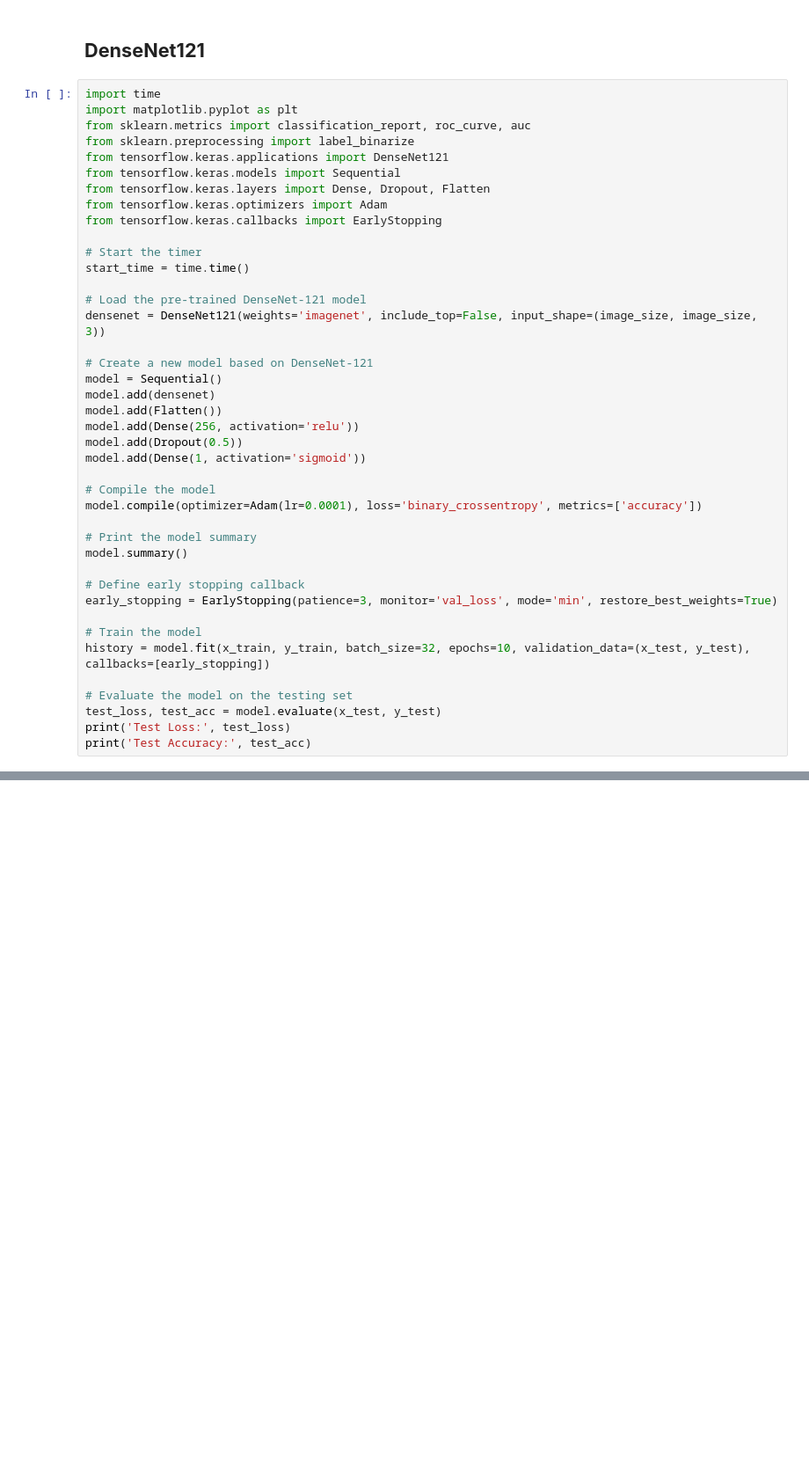
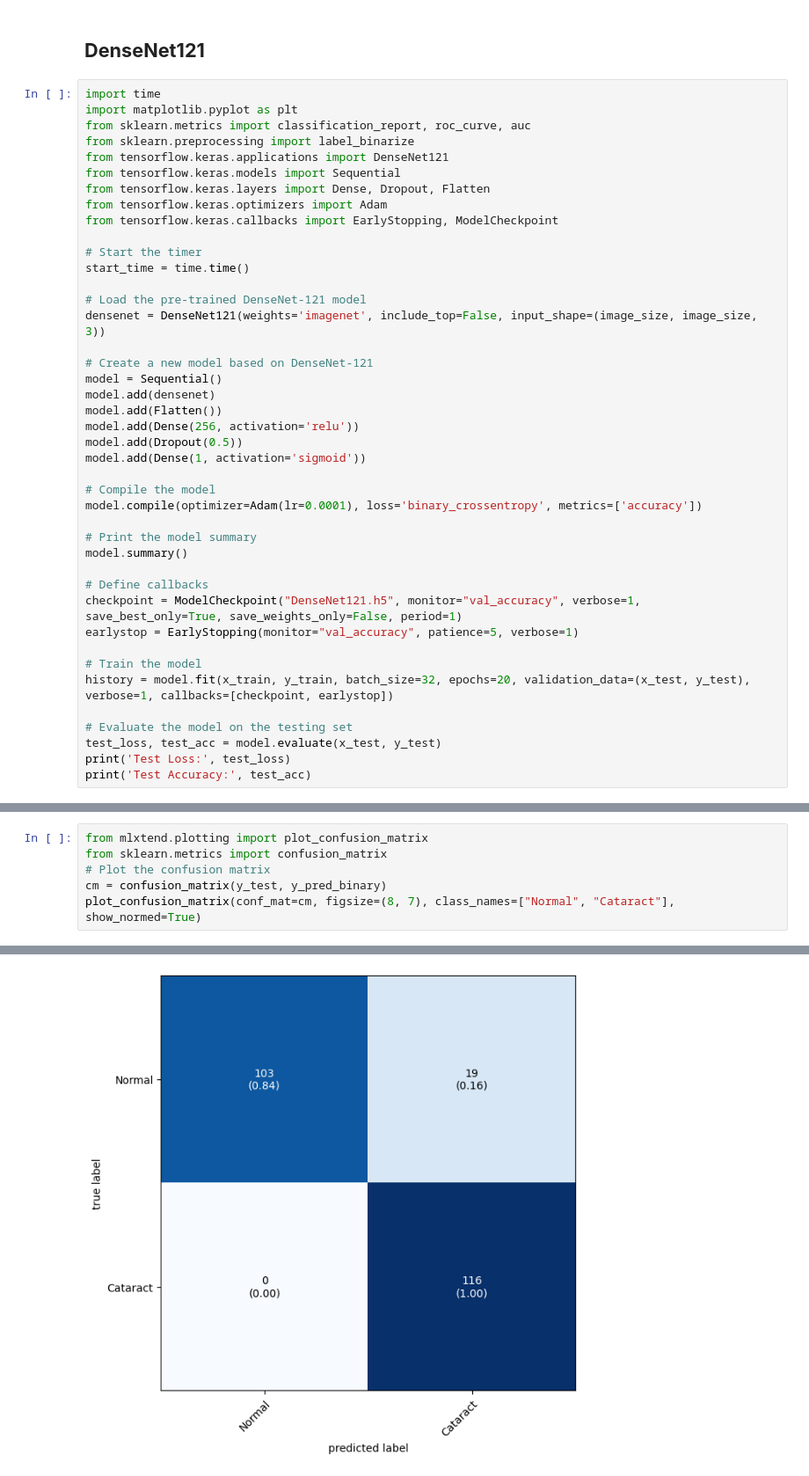
Before and after one commit to md-marop-hossain/Ocular-Disease-Recognition-Project-CSE499A, a Jupyter notebook: Ocular_Disease_Recognition_using_CNN_models_resnet_50_&_VGG_16_&_Dense_Net_121.ipynb, the cells around one changed output, grey strips where cells are left out. Shown at 88% size. Cells and saved outputs as stored; diff of their text form; blank space fills up the shorter version.

```diff
--- a/Ocular_Disease_Recognition_using_CNN_models_resnet_50_&_VGG_16_&_Dense_Net_121.ipynb
+++ b/Ocular_Disease_Recognition_using_CNN_models_resnet_50_&_VGG_16_&_Dense_Net_121.ipynb
@@ -835,7 +835,7 @@ from tensorflow.keras.applications import DenseNet121
 from tensorflow.keras.models import Sequential
 from tensorflow.keras.layers import Dense, Dropout, Flatten
 from tensorflow.keras.optimizers import Adam
-from tensorflow.keras.callbacks import EarlyStopping
+from tensorflow.keras.callbacks import EarlyStopping, ModelCheckpoint
 
 # Start the timer
 start_time = time.time()
@@ -857,11 +857,12 @@ model.compile(optimizer=Adam(lr=0.0001), loss='binary_crossentropy', metrics=['a
 # Print the model summary
 model.summary()
 
-# Define early stopping callback
-early_stopping = EarlyStopping(patience=3, monitor='val_loss', mode='min', restore_best_weights=True)
+# Define callbacks
+checkpoint = ModelCheckpoint("DenseNet121.h5", monitor="val_accuracy", verbose=1, save_best_only=True, save_weights_only=False, period=1)
+earlystop = EarlyStopping(monitor="val_accuracy", patience=5, verbose=1)
 
 # Train the model
-history = model.fit(x_train, y_train, batch_size=32, epochs=10, validation_data=(x_test, y_test), callbacks=[early_stopping])
+history = model.fit(x_train, y_train, batch_size=32, epochs=20, validation_data=(x_test, y_test), verbose=1, callbacks=[checkpoint, earlystop])
 
 # Evaluate the model on the testing set
 test_loss, test_acc = model.evaluate(x_test, y_test)
@@ -962,0 +998,7 @@ print('Training Time:', training_time, 'seconds')
+# %%
+from mlxtend.plotting import plot_confusion_matrix
+from sklearn.metrics import confusion_matrix
+# Plot the confusion matrix
+cm = confusion_matrix(y_test, y_pred_binary)
+plot_confusion_matrix(conf_mat=cm, figsize=(8, 7), class_names=["Normal", "Cataract"], show_normed=True)
+# %% [output]
@@ -962,0 +1007 @@ print('Training Time:', training_time, 'seconds')
+[figure, added]
```
Also changed, not shown: parts of 3 cells of this notebook.
